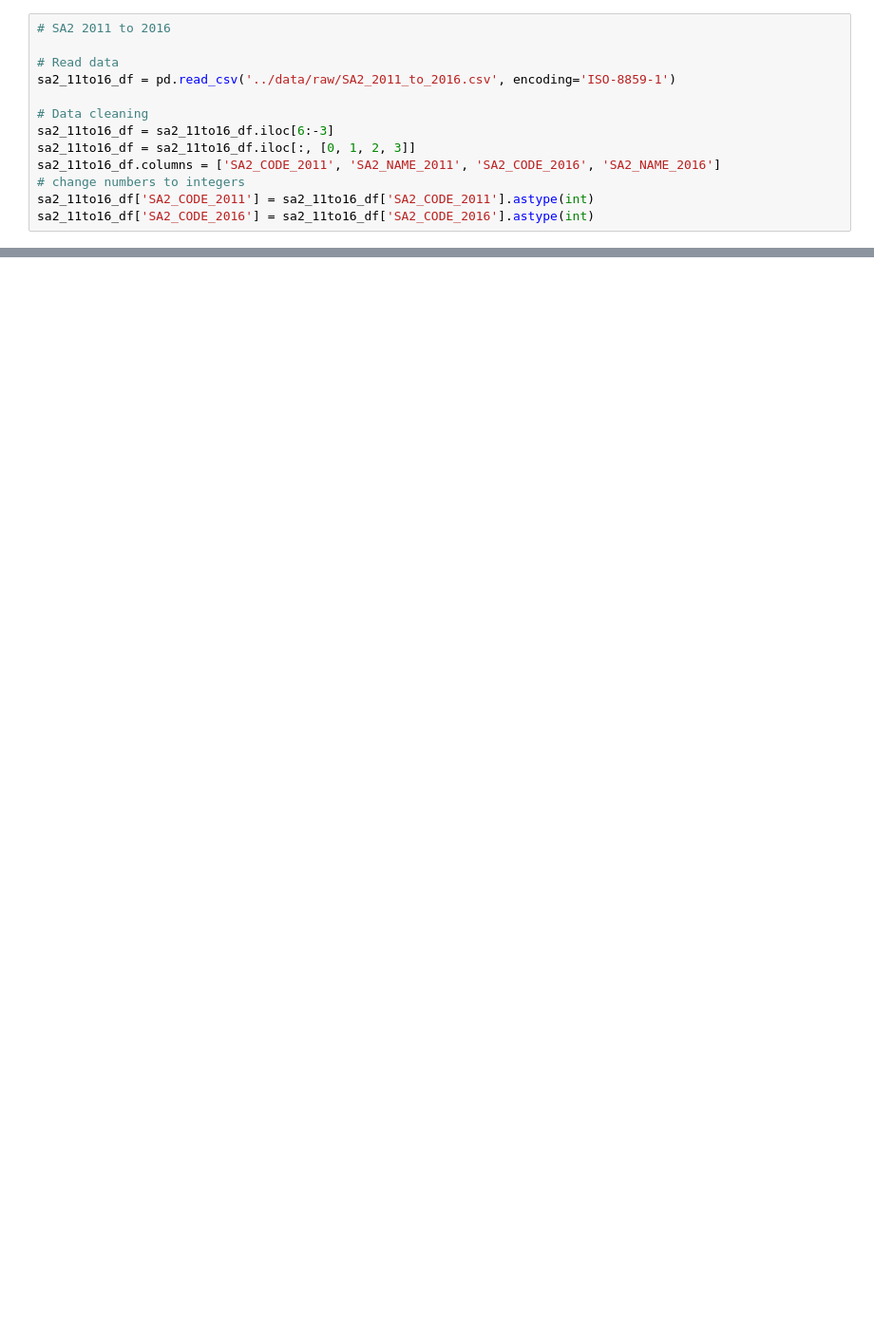
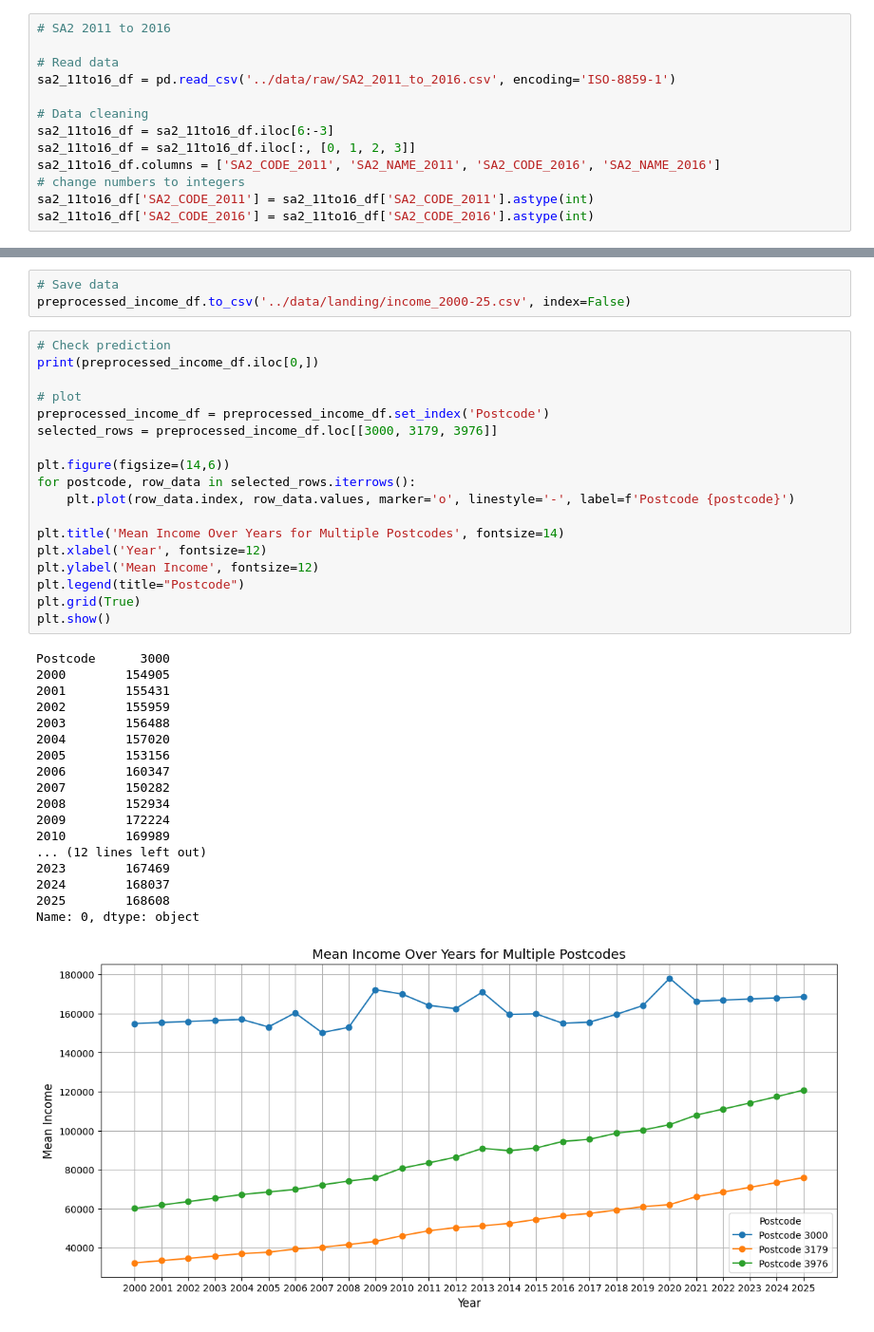
Before and after one commit to MAST30034-AppliedDataScience/project-2-group-real-estate-industry-project-16, a Jupyter notebook: notebooks/preprocess_income_2005-20.ipynb, the cells around one changed output, grey strips where cells are left out. Shown: that part at 95% size. Drawn from its saved outputs; the diff is of its cells as text; blank space fills up the shorter version.

```diff
--- a/notebooks/preprocess_income_2005-20.ipynb
+++ b/notebooks/preprocess_income_2005-20.ipynb
@@ -159,0 +250,40 @@ income_05_10_df.to_csv('../data/landing/prepro_income_2005-10.csv', index=False)
+# %%
+# Save data
+preprocessed_income_df.to_csv('../data/landing/income_2000-25.csv', index=False)
+# %%
+# Check prediction
+print(preprocessed_income_df.iloc[0,])
+
+# plot
+preprocessed_income_df = preprocessed_income_df.set_index('Postcode')
+selected_rows = preprocessed_income_df.loc[[3000, 3179, 3976]]
+
+plt.figure(figsize=(14,6))
+for postcode, row_data in selected_rows.iterrows():
+    plt.plot(row_data.index, row_data.values, marker='o', linestyle='-', label=f'Postcode {postcode}')
+
+plt.title('Mean Income Over Years for Multiple Postcodes', fontsize=14)
+plt.xlabel('Year', fontsize=12)
+plt.ylabel('Mean Income', fontsize=12)
+plt.legend(title="Postcode")
+plt.grid(True)
+plt.show()
+# %% [output]
+Postcode      3000
+2000        154905
+2001        155431
+2002        155959
+2003        156488
+2004        157020
+2005        153156
+2006        160347
+2007        150282
+2008        152934
+2009        172224
+2010        169989
+... (12 lines left out)
+2023        167469
+2024        168037
+2025        168608
+Name: 0, dtype: object
+[figure, added]
```
Also changed, not shown: parts of 9 cells of this notebook, 2 other files.
